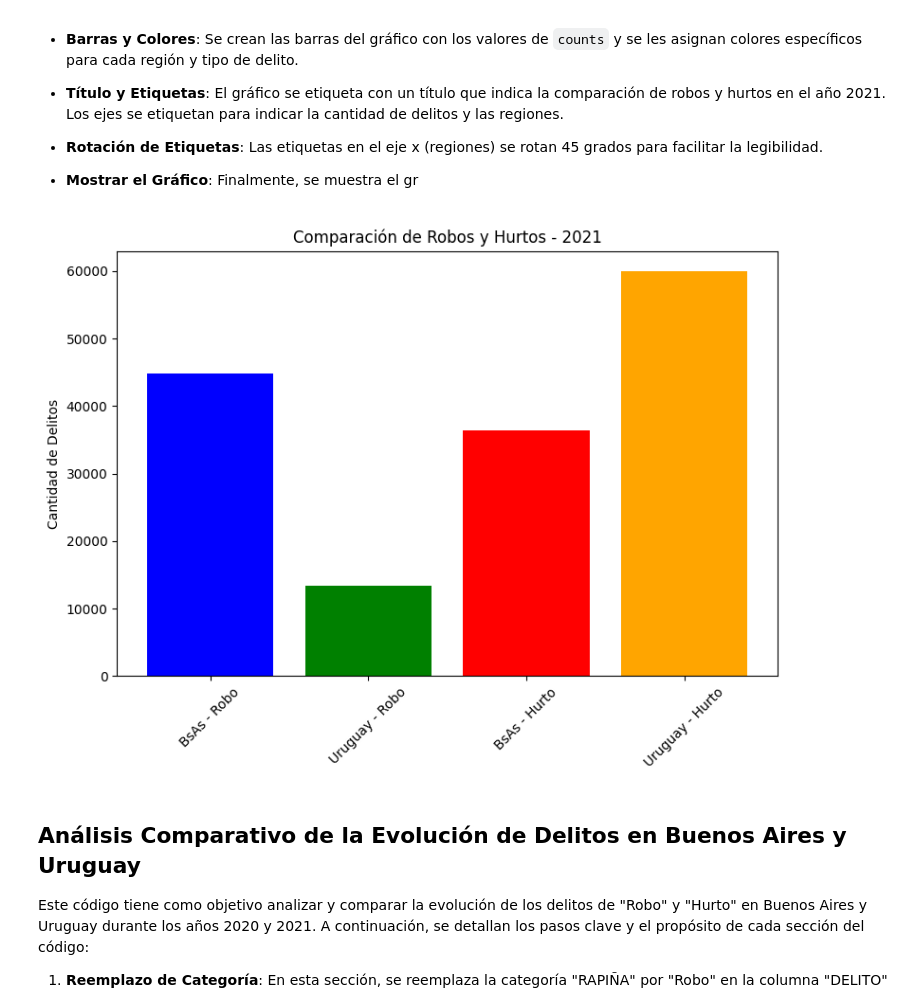
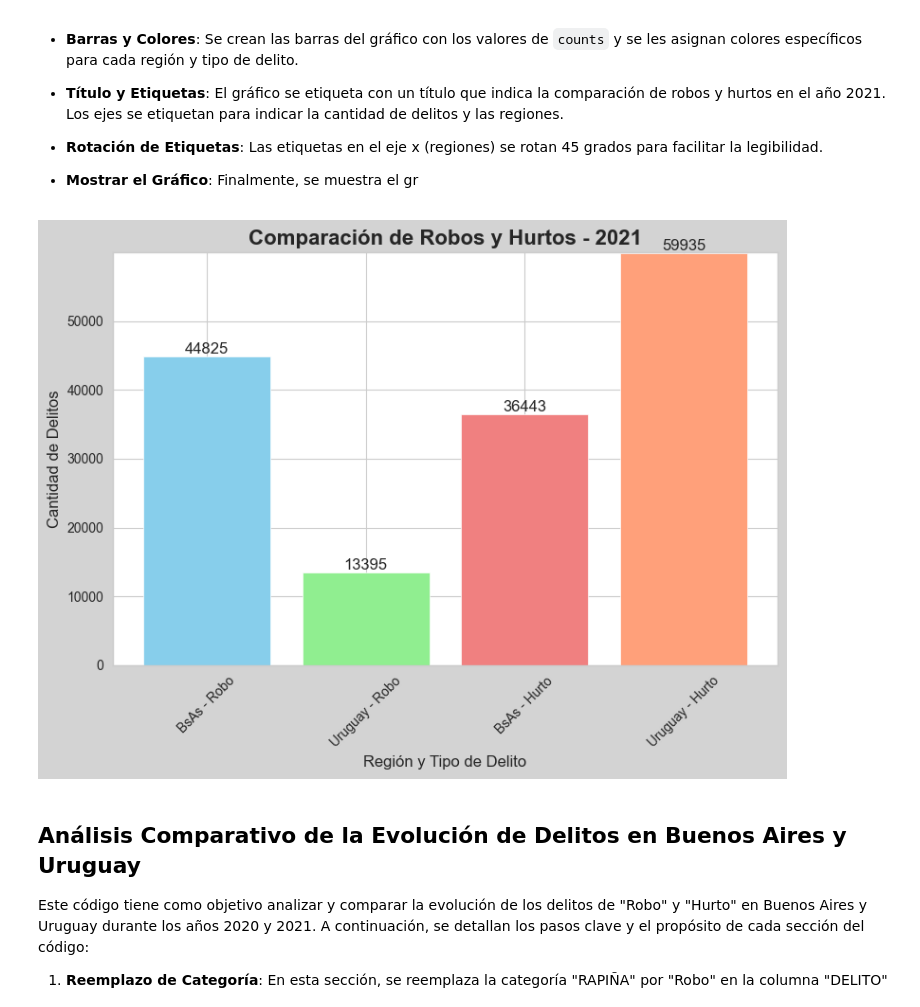
Before and after one commit to DanielaDomBe/Proyecto_3, a Jupyter notebook: proyecto_3.ipynb, the cells around one changed output. Saved outputs shown, nothing was run; the diff lists cells and outputs as text; code cells hidden in the pictures.

```diff
--- a/proyecto_3.ipynb
+++ b/proyecto_3.ipynb
@@ -139,21 +154,38 @@ Este fragmento de código se encarga de crear un gráfico de barras que compara
 
 - **Mostrar el Gráfico**: Finalmente, se muestra el gr
 # %%
-# Crear gráfico de barras para la comparación de robos y hurtos para el 2021
+import matplotlib.pyplot as plt
+
+# Datos para el gráfico de barras
 regions = ['BsAs - Robo', 'Uruguay - Robo', 'BsAs - Hurto', 'Uruguay - Hurto']
 counts = [robos_bsas2021, robos_uruguay2021, hurtos_bsas2021, hurtos_uruguay2021]
 
-plt.figure(figsize=(8, 6))
-plt.bar(regions, counts, color=['blue', 'green', 'red', 'orange'])
-plt.title('Comparación de Robos y Hurtos - 2021')
-plt.ylabel('Cantidad de Delitos')
-plt.xticks(rotation=45)
+# Estilo de paleta de colores
+colors = ['skyblue', 'lightgreen', 'lightcoral', 'lightsalmon']
+
+plt.figure(figsize=(8, 6), facecolor='lightgray')  # Cambiar el fondo del gráfico
+
+plt.bar(regions, counts, color=colors)
+
+# Etiquetas a las barras
+for i, count in enumerate(counts):
+    plt.text(i, count, str(count), ha='center', va='bottom', fontsize=12)
+
+# Estilo de fuente
+plt.title('Comparación de Robos y Hurtos - 2021', fontsize=16, fontweight='bold')
+plt.xlabel('Región y Tipo de Delito', fontsize=12)
+plt.ylabel('Cantidad de Delitos', fontsize=12)
+plt.xticks(rotation=45, fontsize=10)
+
+# Límites personalizados para el eje y
+plt.ylim(0, max(counts) + 10)
 
 # Mostrar el gráfico de barras
 plt.tight_layout()
+
 plt.show()
 # %% [output]
-[figure, old version]
+[figure, new version]
 # %% [markdown]
 ## Análisis Comparativo de la Evolución de Delitos en Buenos Aires y Uruguay
 
```
Also changed, not shown: parts of 3 cells of this notebook.
